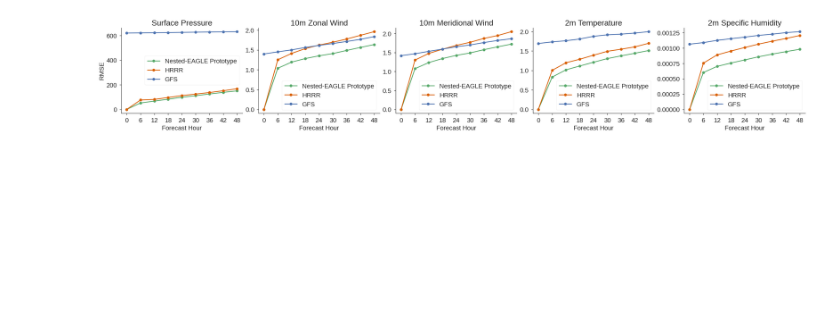
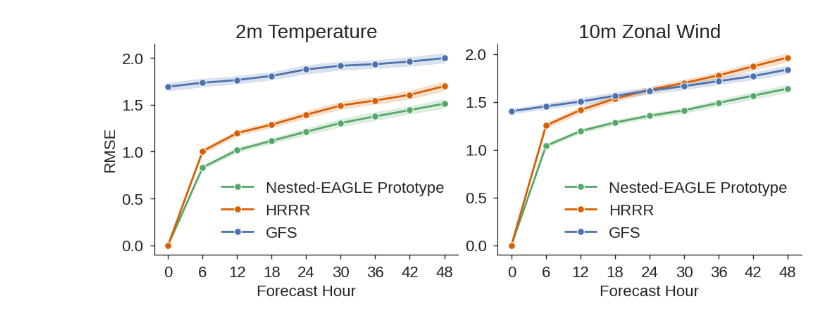
Before and after one commit to timothyas/nested-eagle, a Jupyter notebook: v0/10percent/plot_rmse_vs_baselines.ipynb, the cells around one changed output. Saved outputs shown, nothing was run; the diff lists cells and outputs as text; code cells hidden in the pictures; blank space fills up the shorter version.

Commit message:
keep initial condition rmse

```diff
--- a/v0/10percent/plot_rmse_vs_baselines.ipynb
+++ b/v0/10percent/plot_rmse_vs_baselines.ipynb
@@ -5,9 +6,10 @@ import xarray as xr
 # %%
 plt.style.use("~/nice.mplstyle")
 # %%
-mmgt = xr.open_dataset("/pscratch/sd/t/timothys/nested-eagle/v0/10percent/mmgt/inference-validation/rmse.nested-lam.nc", decode_timedelta=True)
-hrrr = xr.open_dataset("/pscratch/sd/t/timothys/nested-eagle/v0/baselines/hrrr-forecasts-vs-hrrr-analysis/rmse.lam.nc", decode_timedelta=True)
-gfs = xr.open_dataset("/pscratch/sd/t/timothys/nested-eagle/v0/baselines/gfs-forecasts-vs-hrrr-analysis/rmse.lam.nc", decode_timedelta=True)
+metric = "rmse"
+mmgt = xr.open_dataset(f"/pscratch/sd/t/timothys/nested-eagle/v0/10percent/mmgt/inference-validation/{metric}.nested-lam.nc", decode_timedelta=True)
+hrrr = xr.open_dataset(f"/pscratch/sd/t/timothys/nested-eagle/v0/baselines/hrrr-forecasts-vs-hrrr-analysis/{metric}.lam.nc", decode_timedelta=True)
+gfs = xr.open_dataset(f"/pscratch/sd/t/timothys/nested-eagle/v0/baselines/gfs-forecasts-vs-hrrr-analysis/{metric}.lam.nc", decode_timedelta=True)
 # %%
 mmgt = mmgt.sel(fhr=slice(48))
 # %%
@@ -25,26 +27,38 @@ nice_names = {
     "q": "Specific Humidity",
 }
 # %%
-surface_vars = ["sp", "u10", "v10", "t2m", "sh2"]
+#surface_vars = ["sp", "u10", "v10", "t2m", "sh2"]
+surface_vars = ["t2m", "u10"]
 # %%
 ncols = len(surface_vars)
 fig, axs = plt.subplots(1, ncols, figsize=(5*ncols, 4), constrained_layout=True)
 
 kw = {
     "marker": "o",
 }
 
 for varname, ax in zip(surface_vars, axs):
-    mmgt[varname].plot(ax=ax, label="Nested-EAGLE Prototype", **kw)
-    hrrr[varname].plot(ax=ax, label="HRRR", **kw)
-    gfs[varname].plot(ax=ax, label="GFS", **kw)
+    for xds, label in zip(
+        [mmgt, hrrr, gfs],
+        ["Nested-EAGLE Prototype", "HRRR", "GFS"],
+    ):
+        df = xds[varname].to_dataframe().reset_index()
+        sns.lineplot(
+            data=df,
+            x="fhr",
+            y=varname,
+            ax=ax,
+            label=label,
+            **kw,
+        )
     ax.set(
         ylabel="RMSE" if ax.get_subplotspec().is_first_col() else "",
         xlabel="Forecast Hour",
         title=nice_names[varname] if ax.get_subplotspec().is_first_row() else "",
         xticks=mmgt.fhr.values,
     )
-    ax.legend()
+    ax.legend(frameon=False)
+fig.savefig(f"figures/surface_rmse_2fields.jpeg", dpi=300, bbox_inches="tight")
 # %% [output]
-[figure, old version]
+[figure, new version]
 # %%
```
Also changed, not shown: parts of 3 cells of this notebook, 4 other files.
